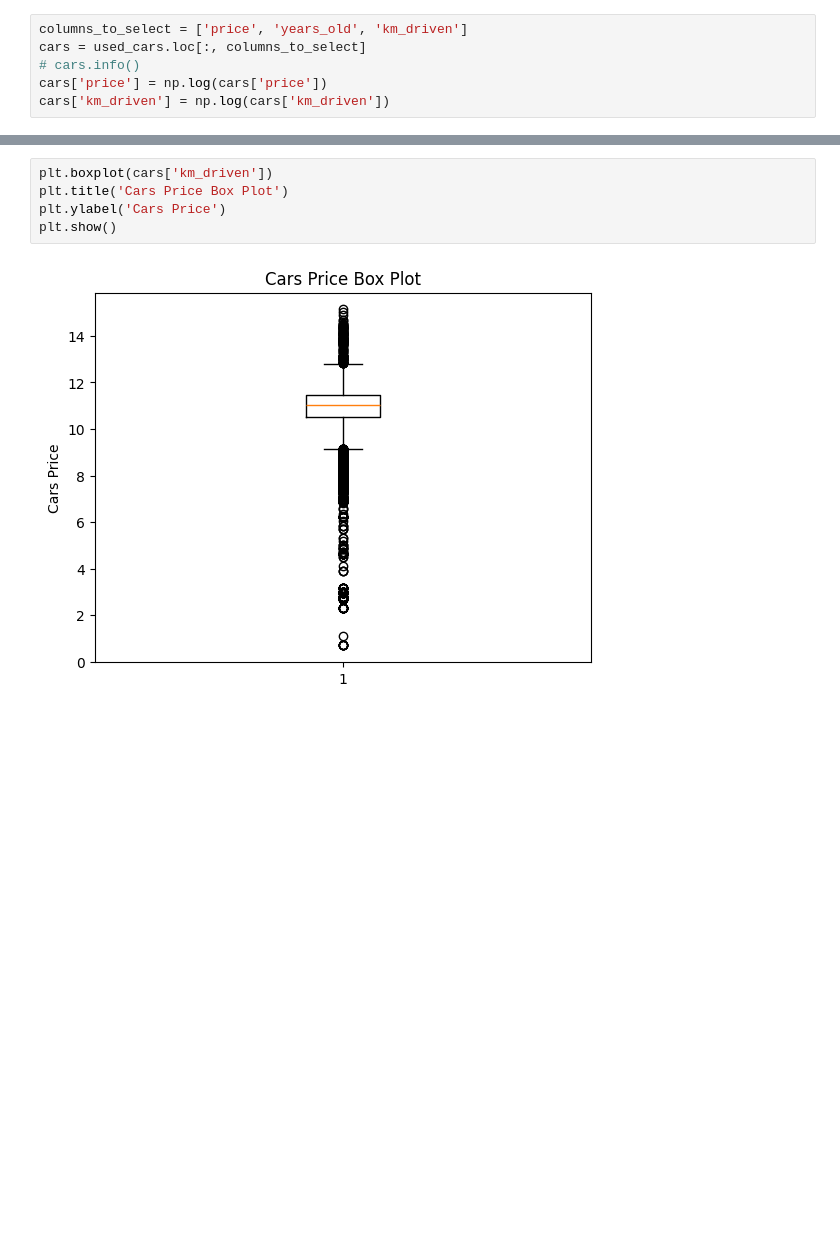
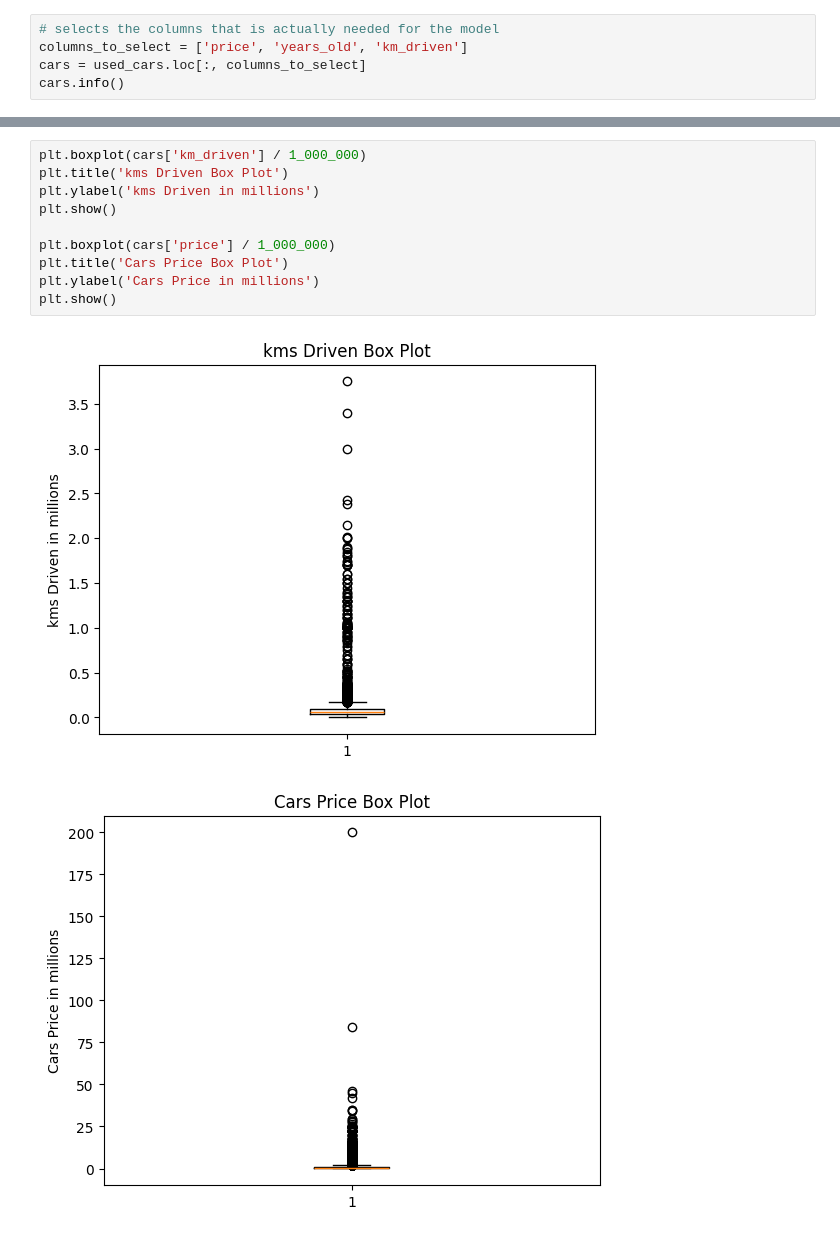
Before and after one commit to Vivekraj-adhikari/scratch-vs-sklearn, a Jupyter notebook: linear-regression/used_cars.ipynb, the cells around one changed output, grey strips where cells are left out. Drawn from its saved outputs; the diff is of its cells as text; blank space fills up the shorter version.

```diff
--- a/linear-regression/used_cars.ipynb
+++ b/linear-regression/used_cars.ipynb
@@ -16,8 +56,7 @@ current_year = date.today().year
 years_old = current_year - used_cars['manufacturing_year']
 used_cars['years_old'] = years_old
 # %%
+# selects the columns that is actually needed for the model
 columns_to_select = ['price', 'years_old', 'km_driven']
 cars = used_cars.loc[:, columns_to_select]
-# cars.info()
-cars['price'] = np.log(cars['price'])
-cars['km_driven'] = np.log(cars['km_driven'])
+cars.info()
@@ -24,7 +142,13 @@ cars['km_driven'] = np.log(cars['km_driven'])
 # %%
-plt.boxplot(cars['km_driven'])
+plt.boxplot(cars['km_driven'] / 1_000_000)
+plt.title('kms Driven Box Plot')
+plt.ylabel('kms Driven in millions')
+plt.show()
+
+plt.boxplot(cars['price'] / 1_000_000)
 plt.title('Cars Price Box Plot')
-plt.ylabel('Cars Price')
+plt.ylabel('Cars Price in millions')
 plt.show()
 # %% [output]
-[figure, old version]
+[figure, new version]
+[figure, added]
```
Also changed, not shown: parts of 16 cells of this notebook.
